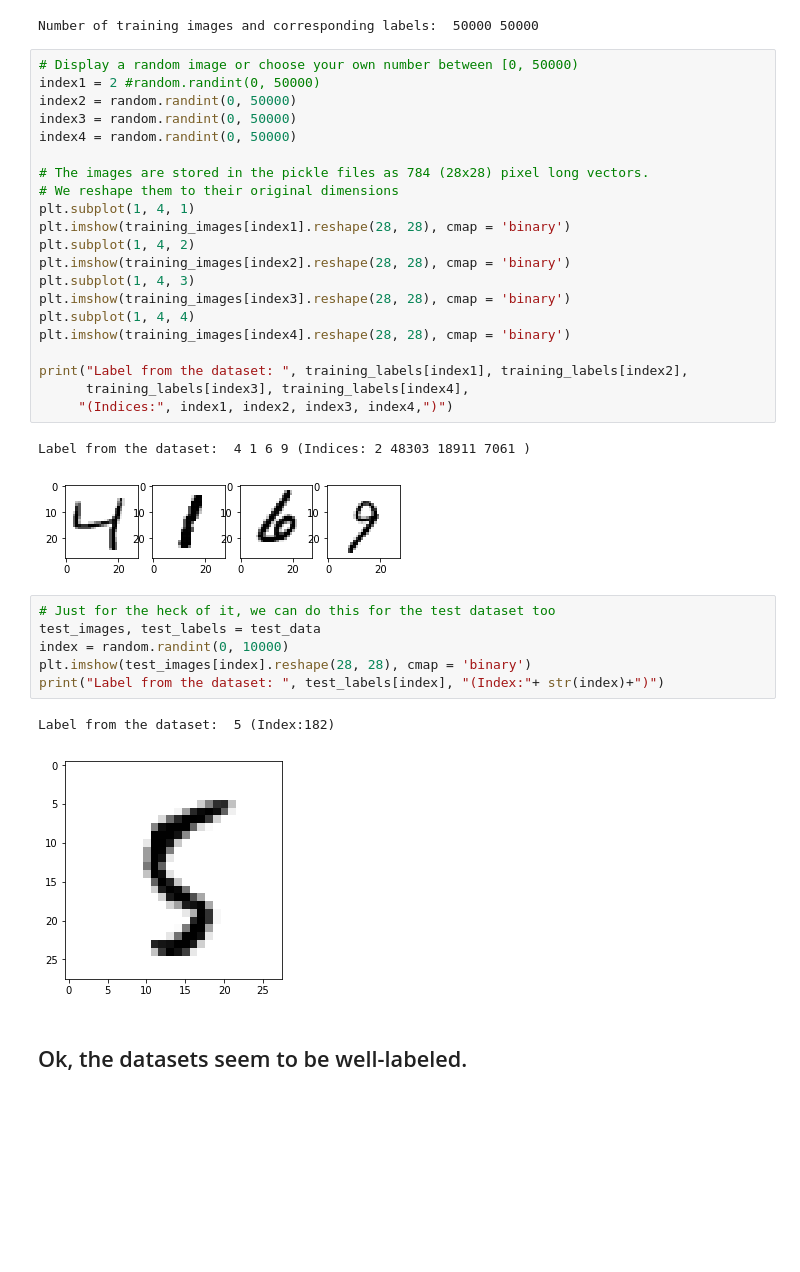
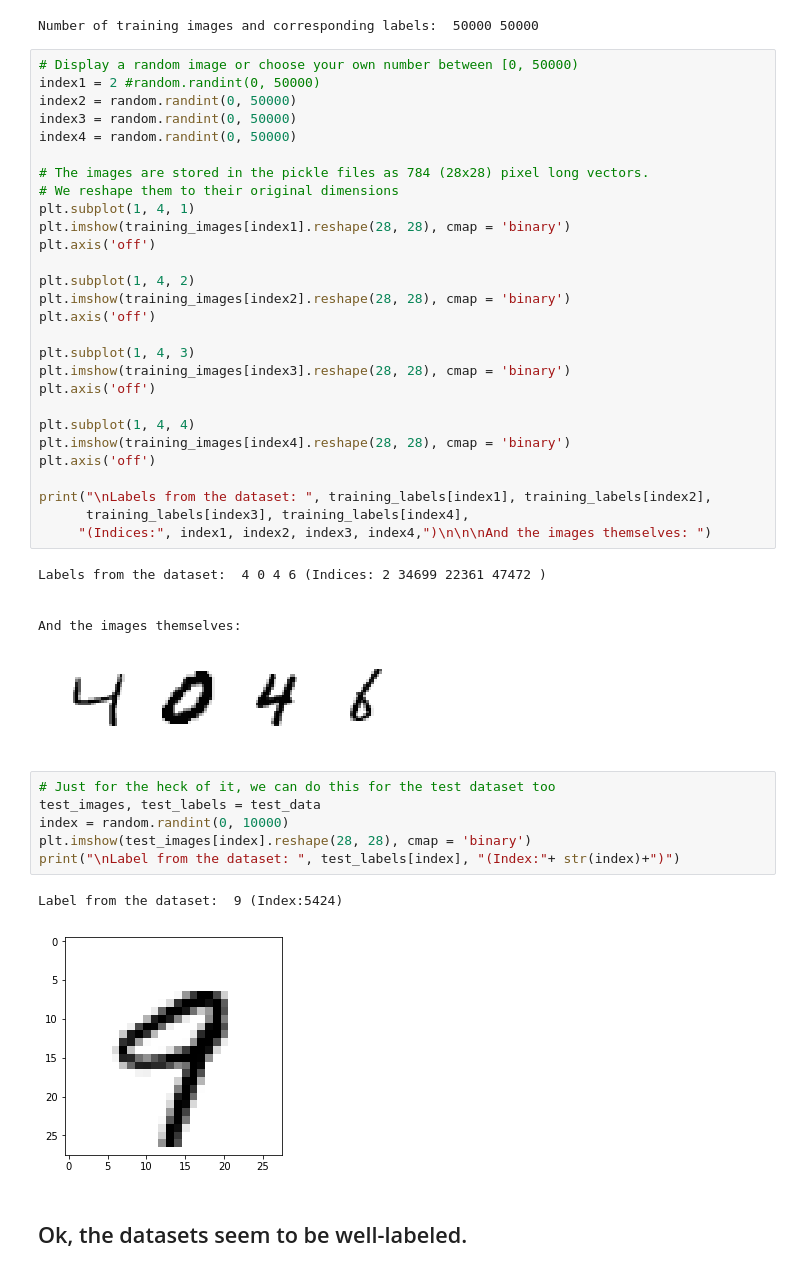
Before and after one commit to kvenkman/mnist_demo, a Jupyter notebook: DL_NN Chapter 1.ipynb, the cells around one changed output. Cells and saved outputs as stored; diff of their text form; blank space fills up the shorter version.

```diff
--- a/DL_NN Chapter 1.ipynb
+++ b/DL_NN Chapter 1.ipynb
@@ -32,36 +34,46 @@ Number of training images and corresponding labels:  50000 50000
 # %%
 # Display a random image or choose your own number between [0, 50000)
 index1 = 2 #random.randint(0, 50000)
 index2 = random.randint(0, 50000)
 index3 = random.randint(0, 50000)
 index4 = random.randint(0, 50000)
 
 # The images are stored in the pickle files as 784 (28x28) pixel long vectors.
 # We reshape them to their original dimensions
 plt.subplot(1, 4, 1)
 plt.imshow(training_images[index1].reshape(28, 28), cmap = 'binary')
+plt.axis('off')
+
 plt.subplot(1, 4, 2)
 plt.imshow(training_images[index2].reshape(28, 28), cmap = 'binary')
+plt.axis('off')
+
 plt.subplot(1, 4, 3)
 plt.imshow(training_images[index3].reshape(28, 28), cmap = 'binary')
+plt.axis('off')
+
 plt.subplot(1, 4, 4)
 plt.imshow(training_images[index4].reshape(28, 28), cmap = 'binary')
+plt.axis('off')
 
-print("Label from the dataset: ", training_labels[index1], training_labels[index2],
+print("\nLabels from the dataset: ", training_labels[index1], training_labels[index2],
       training_labels[index3], training_labels[index4],
-     "(Indices:", index1, index2, index3, index4,")")
+     "(Indices:", index1, index2, index3, index4,")\n\n\nAnd the images themselves: ")
 # %% [output]
-Label from the dataset:  4 1 6 9 (Indices: 2 48303 18911 7061 )
+Labels from the dataset:  4 0 4 6 (Indices: 2 34699 22361 47472 )
+
+
+And the images themselves:
-[figure, old version]
+[figure, new version]
 # %%
 # Just for the heck of it, we can do this for the test dataset too
 test_images, test_labels = test_data
 index = random.randint(0, 10000)
 plt.imshow(test_images[index].reshape(28, 28), cmap = 'binary')
-print("Label from the dataset: ", test_labels[index], "(Index:"+ str(index)+")")
+print("\nLabel from the dataset: ", test_labels[index], "(Index:"+ str(index)+")")
 # %% [output]
-Label from the dataset:  5 (Index:182)
+Label from the dataset:  9 (Index:5424)
-[figure, old version]
+[figure, new version]
 # %% [markdown]
 ## Ok, the datasets seem to be well-labeled.
 # %%
```
Also changed, not shown: parts of 9 cells of this notebook.
